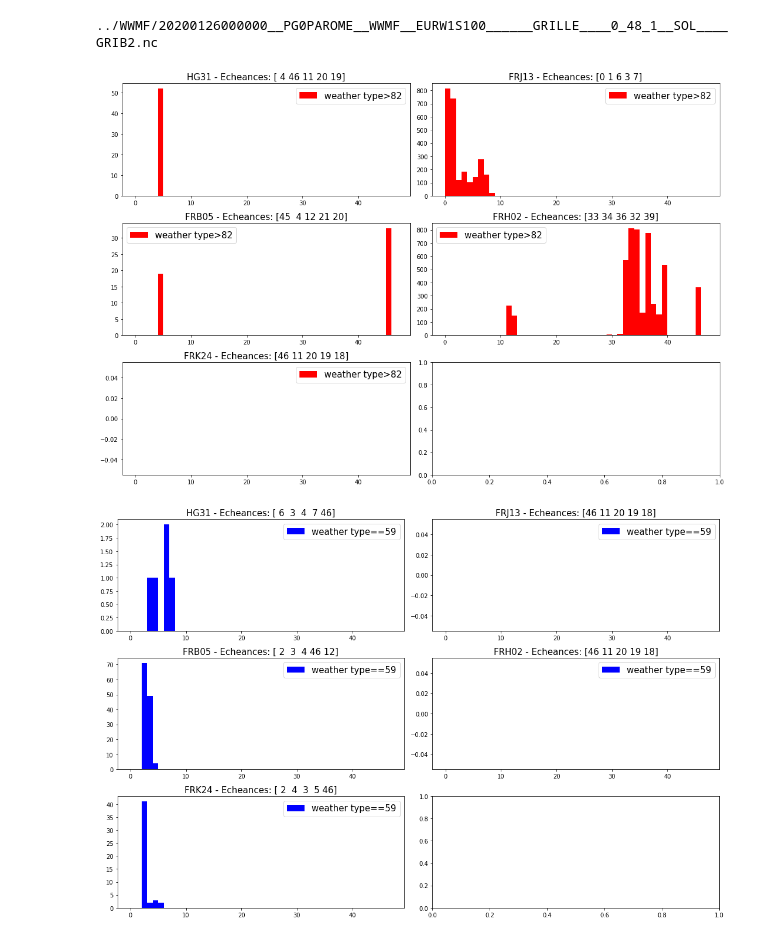
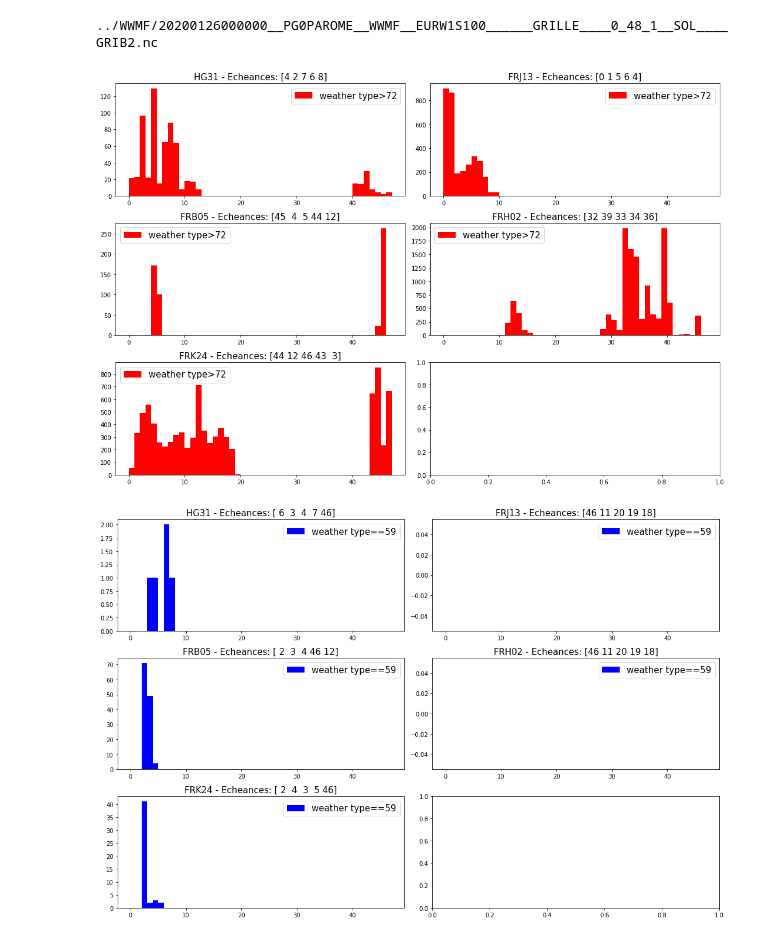
Before and after one commit to GabsRSA/stageemi, a Jupyter notebook: stageemi/notebook_gabriel/Find_critical_weather_situations.ipynb, the cells around one changed output. Saved outputs shown, nothing was run; the diff lists cells and outputs as text; code cells hidden in the pictures.

```diff
--- a/stageemi/notebook_gabriel/Find_critical_weather_situations.ipynb
+++ b/stageemi/notebook_gabriel/Find_critical_weather_situations.ipynb
@@ -28,20 +28,20 @@ zone_dpt=['HG31','FRJ13','FRB05','FRH02','FRK24']
 # %%
 fig,axes = plt.subplots(nrows=3,ncols = 2,figsize=(15,10))
 ax = axes.flat
 
 for izone, zone in enumerate(zone_dpt):
     da_mask=xr.open_dataarray("../GeoData/nc_departement/"+zone+".nc")
     da_mask["latitude"]=da_mask["latitude"].round(5)
     da=(da_mask * da_ww).squeeze("id")
     da.values[np.isnan(da.values)]=-100
-    weather_type="da.values>82"
+    weather_type="da.values>72"
     ind=np.where(eval(weather_type))
     n, bins, patches=ax[izone].hist(ind[2],np.arange(0,48,1),color='r')
     ax[izone].set_title(zone+" - Echeances: "+str(np.argsort(n)[::-1][0:5]),fontsize=15)
     ax[izone].legend(["weather type"+weather_type.split("values")[1]],fontsize=15)
 plt.tight_layout()
 # %% [output]
-[figure, old version]
+[figure, new version]
 # %%
 fig,axes = plt.subplots(nrows=3,ncols = 2,figsize=(15,10))
 ax = axes.flat
```
Also changed, not shown: 6 other files.
